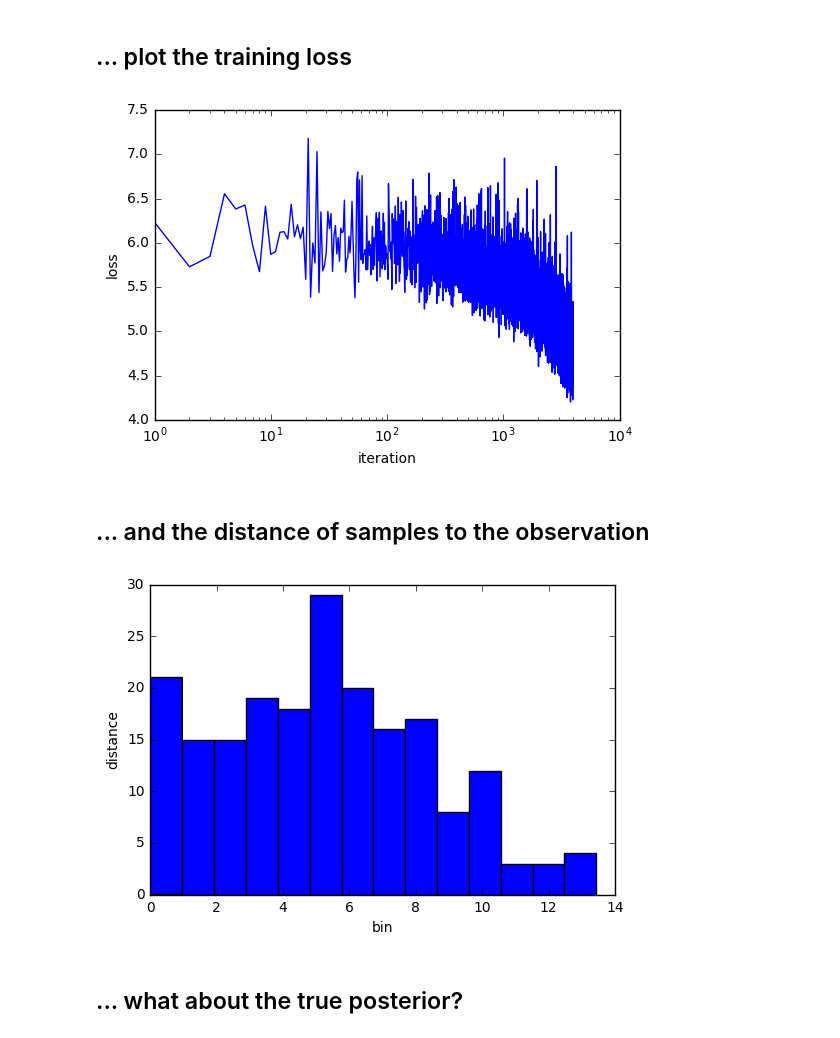
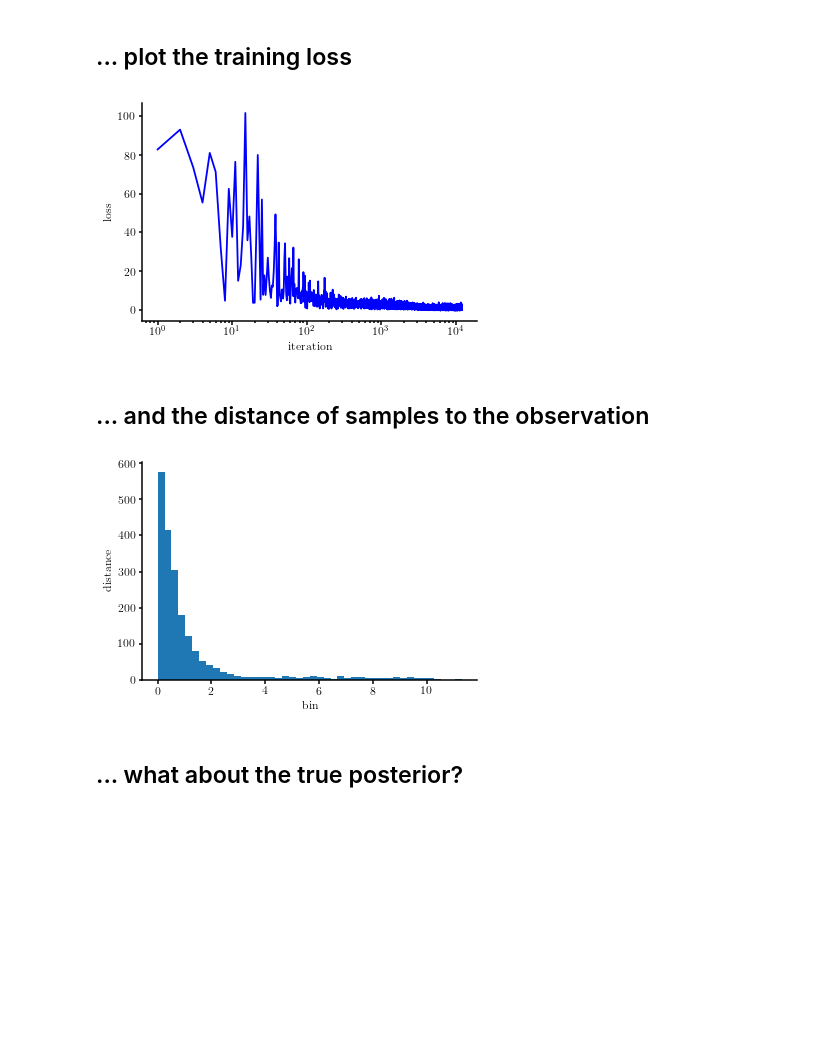
Before and after one commit to mackelab/lfi-experiments, a Jupyter notebook: notebooks/mog_viz.ipynb, the cells around one changed output. Saved outputs shown, nothing was run; the diff lists cells and outputs as text; code cells hidden in the pictures; blank space fills up the shorter version.

```diff
--- a/notebooks/mog_viz.ipynb
+++ b/notebooks/mog_viz.ipynb
@@ -11,16 +11,5 @@ dirs['dir_data'] = '../results/mog/data/'
 dirs['dir_nets'] = '../results/mog/nets/'
 dirs['dir_plots'] = '../results/mog/plots/'
 
-prefix = 'test'
-postfix = 'iter_2'
-
-sim = io.load(dirs['dir_nets'] + '/' + prefix + '_' + postfix + '_sim.pkl')
-true_posterior = sim.calc_posterior()
-approx_posterior = io.load(dirs['dir_nets'] + '/' + prefix + '_' + postfix + '_posterior.pkl')
-
-plt.plot(x, true_posterior.eval(x, log=False), '-r')
-plt.plot(x, approx_posterior.eval(x, log=False), '-b')
-plt.gca().set_xlabel(r'$\theta$')
-plt.gca().set_ylabel(r'$p/\hat{p}(\theta|x=x_0)$')
-plt.legend(['true', 'approx'])
-plt.show()
+prefix = 'iwloss'
+postfix = 'iter_3'
@@ -58,14 +45,14 @@ seed : None
 fig, ax = viz.loss(info)
 plt.show()
 # %% [output]
-[figure, old version]
+[figure, new version]
 # %% [markdown]
 ## ... and the distance of samples to the observation
 # %%
-dist = io.load(dirs['dir_nets'] + '/' + prefix + '_' + 'iter_1_dist.pkl')
+dist = io.load(dirs['dir_nets'] + '/' + prefix + '_' + postfix + '_dist.pkl')
 fig, ax = viz.dist(dist)
 # %% [output]
-[figure, old version]
+[figure, new version]
 # %% [markdown]
 ## ... what about the true posterior?
 # %%
```
Also changed, not shown: parts of 6 cells of this notebook, 3 other files.
